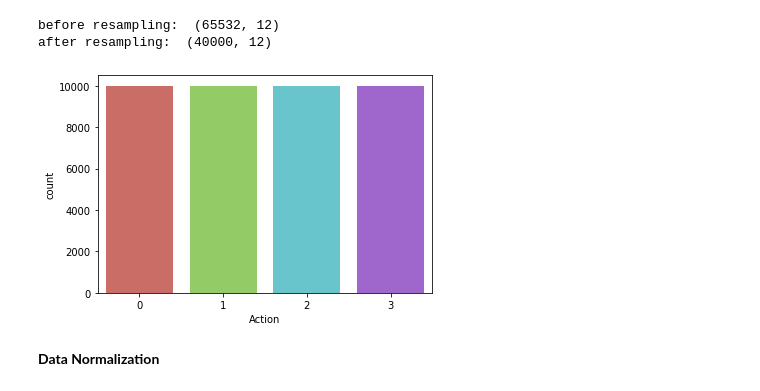
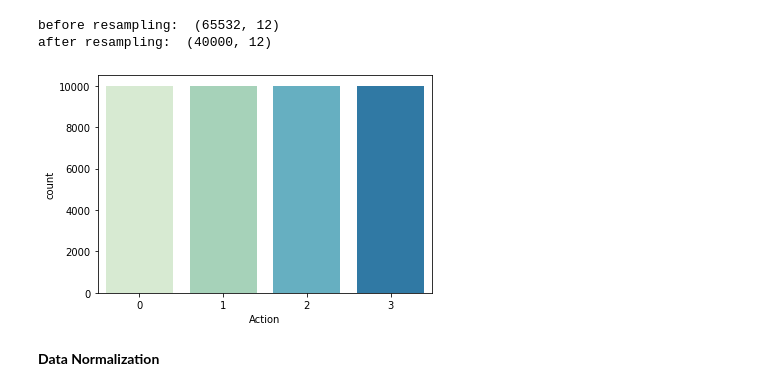
Before and after one commit to RagaaM/Machine-learning, a Jupyter notebook: KNN_internet_firewall.ipynb, the cells around one changed output. Cells and saved outputs as stored; diff of their text form; code cells hidden in the pictures.

```diff
--- a/KNN_internet_firewall.ipynb
+++ b/KNN_internet_firewall.ipynb
@@ -50,10 +50,10 @@ print("after resampling: " , df.shape)
 before resampling:  (65532, 12)
 after resampling:  (40000, 12)
 # %%
-sns.countplot(x='Action',data=df,palette='hls')
+sns.countplot(x='Action',data=df,palette='GnBu')
 plt.show()
 # %% [output]
-[figure, old version]
+[figure, new version]
 # %%
 y = df['Action'].values
 y = y.reshape(-1,1)
```
Also changed, not shown: parts of 4 cells of this notebook.
